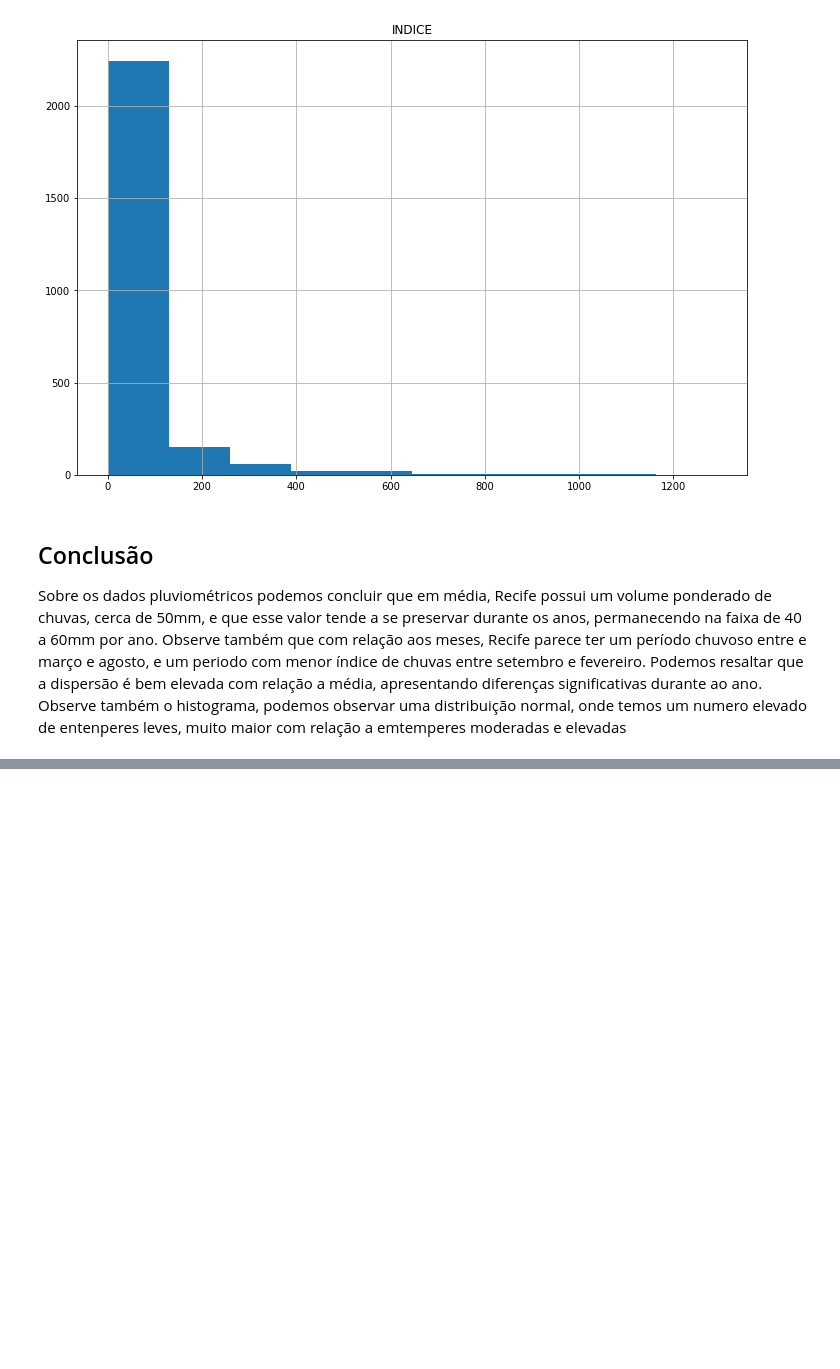
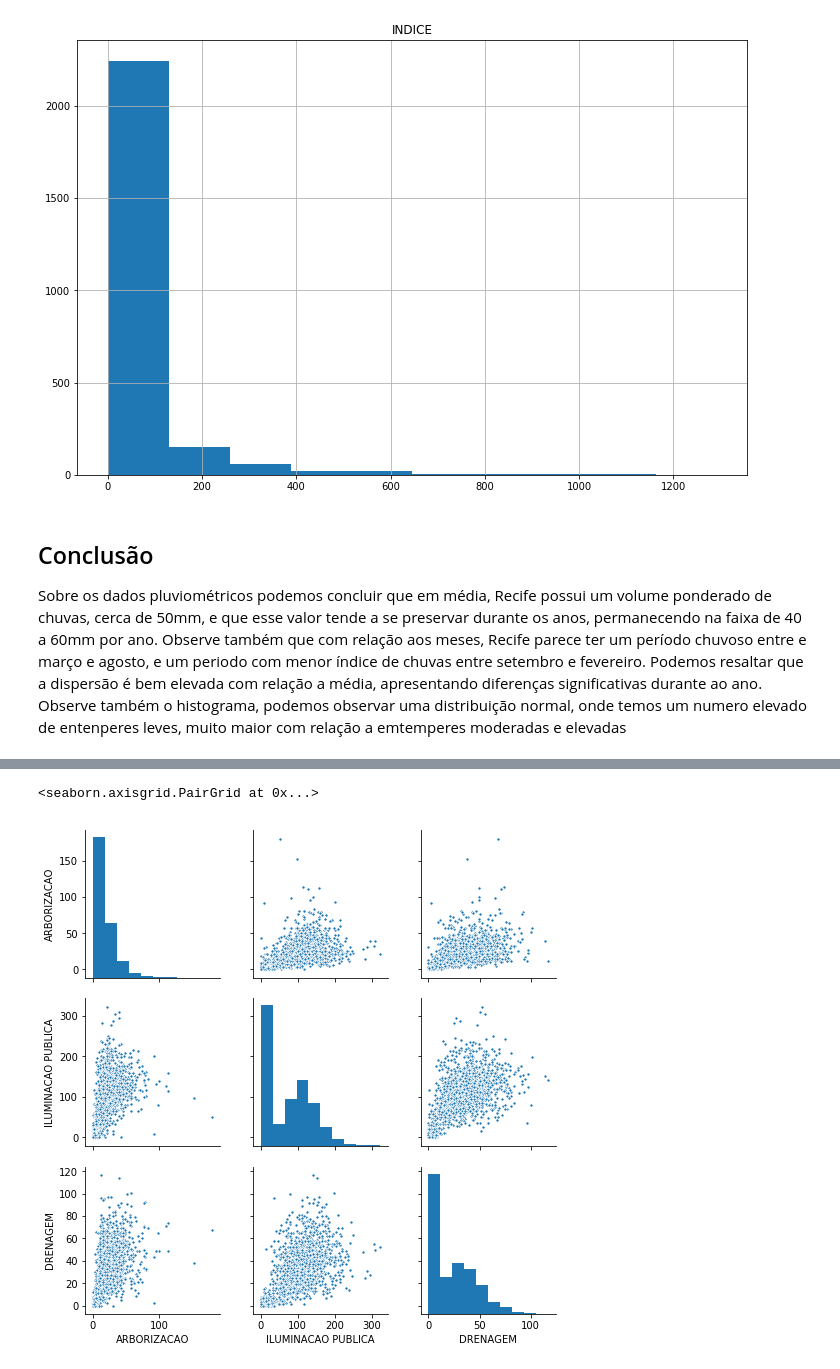
Before and after one commit to if1015-datascience-ufpe/2018-2-projeto-randomic, a Jupyter notebook: notebooks/hypotheses/Hypothese 5 - Análise sobre solicitações e dados pluviométricos.ipynb, the cells around one changed output, grey strips where cells are left out. Cells and saved outputs as stored; diff of their text form; code cells hidden in the pictures; blank space fills up the shorter version.

```diff
--- a/notebooks/hypotheses/Hypothese 5 - Análise sobre solicitações e dados pluviométricos.ipynb
+++ b/notebooks/hypotheses/Hypothese 5 - Análise sobre solicitações e dados pluviométricos.ipynb
@@ -71,0 +84,20 @@ Sobre os dados pluviométricos podemos concluir que em média, Recife possui um
+# %%
+corr_df = data_df.corr()
+
+np.fill_diagonal(corr_df.values, 0)
+
+new_cols = []
+threshold = 0.6
+cols = corr_df.columns.values
+for i in range(cols.shape[0]):
+    for j in range(i, cols.shape[0]):
+        maximum = corr_df.iloc[i, j]
+        if maximum >= threshold:
+            new_cols.append(cols[i])
+
+new_cols = list(set(new_cols))
+data_corr = corr_df.loc[new_cols, new_cols]
+np.fill_diagonal(data_corr.values, 0)
+
+print('Tabela de correlações Pearson entre os grupos de serviços:')
+display(data_corr)
@@ -71,0 +124,5 @@ Sobre os dados pluviométricos podemos concluir que em média, Recife possui um
+# %%
+sns.pairplot(data_df[new_cols], plot_kws={"s": 10})
+# %% [output]
+<seaborn.axisgrid.PairGrid at 0x...>
+[figure, added]
```
Also changed, not shown: parts of 22 cells of this notebook, 10 other files.
